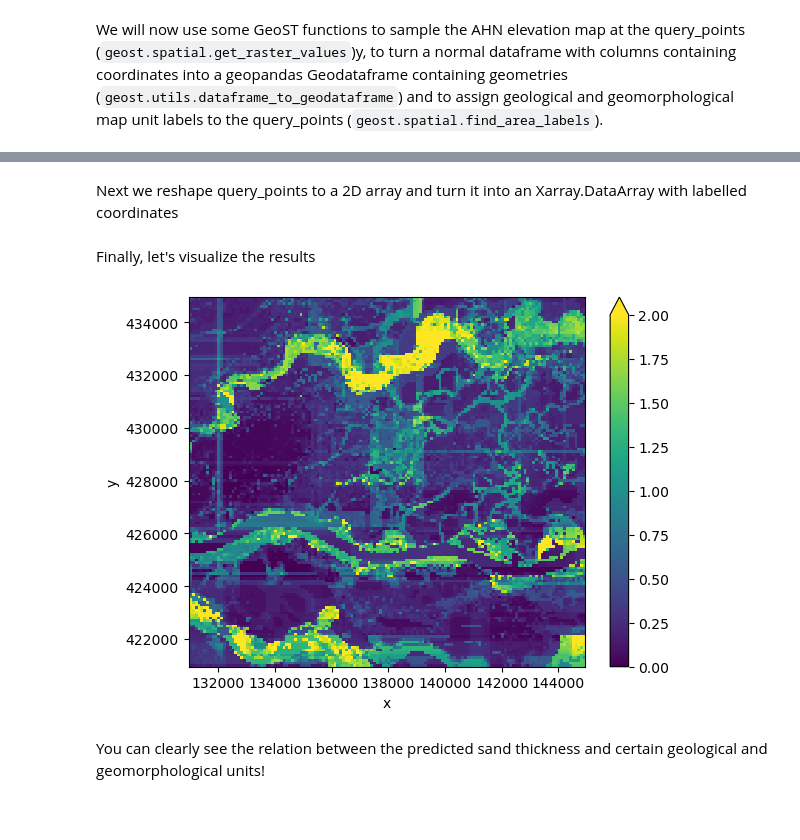
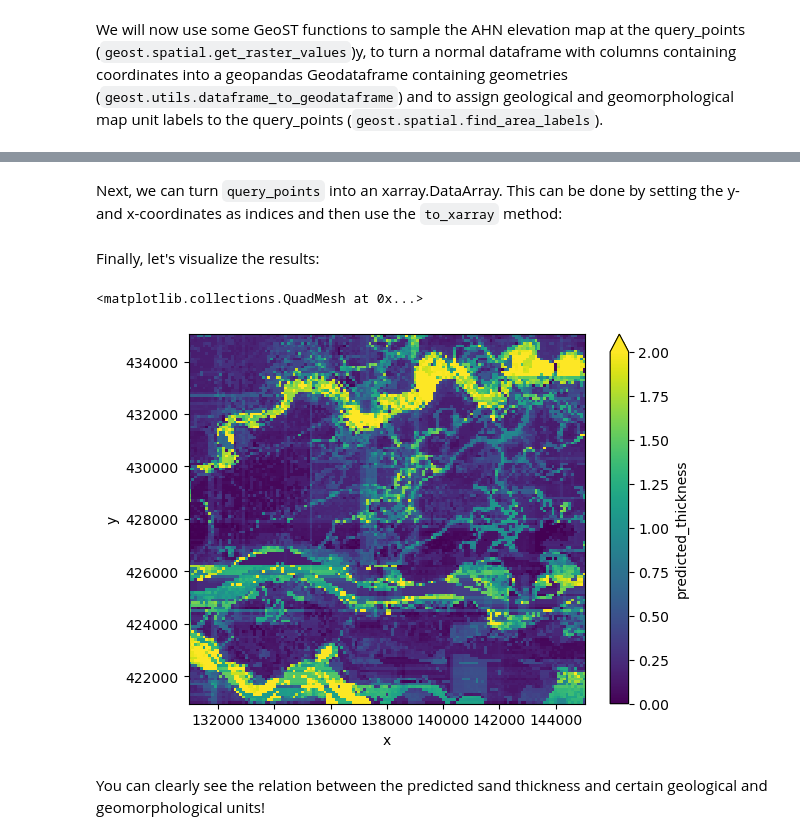
Before and after one commit to Deltares-research/sst-examples, a Jupyter notebook: predict_sand_thickness/predict_sand_thickness_simple.ipynb, the cells around one changed output, grey strips where cells are left out. Saved outputs shown, nothing was run; the diff lists cells and outputs as text; code cells hidden in the pictures; blank space fills up the shorter version.

```diff
--- a/predict_sand_thickness/predict_sand_thickness_simple.ipynb
+++ b/predict_sand_thickness/predict_sand_thickness_simple.ipynb
@@ -276,7 +271,9 @@ coordinates into a geopandas Geodataframe containing geometries (`geost.utils.da
 and to assign geological and geomorphological map unit labels to the query_points (`geost.spatial.find_area_labels`).
 # %%
 # Use the get_raster_values function to sample from the AHN elevation map:
-query_points["mv"] = get_raster_values(query_points["x"], query_points["y"], ahn_file)
+query_points["surface"] = get_raster_values(
+    query_points["x"], query_points["y"], resource_folder/'ahn.tif'
+)
 
 # In order to add geological and geomorphological map units to the query_points
 # dataframe we need to turn it into a geodataframe. Luckily we already have the x- and
@@ -284,7 +281,7 @@ query_points["mv"] = get_raster_values(query_points["x"], query_points["y"], ahn
 # 'dataframe_to_geodataframe' to do so and then use the find_area_labels function to add
 # geological and geomorphological map unit labels.
 query_points = dataframe_to_geodataframe(query_points, crs=28992)
-query_points["CODE"] = find_area_labels(query_points, gpd.read_parquet(geological_map_file), "CODE")
+query_points["CODE"] = find_area_labels(query_points, geological_map, "CODE")
 query_points["landformsubgroup_code"] = find_area_labels(
-    query_points, gpd.read_parquet(geomorphological_map_file), "landformsubgroup_code"
+    query_points, geomorphological_map, "landformsubgroup_code"
 )
@@ -293,0 +291,10 @@ predicted values:
+# %%
+encodings = pd.get_dummies(
+    query_points[["CODE", "landformsubgroup_code"]], prefix='', prefix_sep=''
+)
+
+# Make sure every encoding that was previously used in training the model is present
+missing_encodings = [col for col in data_encoded.columns if col not in encodings.columns]
+encodings[missing_encodings] = False
+
+query_points = query_points.join(encodings)
@@ -362,15 +343,4 @@ of sand using the fitted gradient boosting regressor for all query points.
 # %%
-query_points["predicted_z_thickness"] = model_predictions(
-    gb_model,
-    query_points,
-    numerical_features=["x", "y", "mv"],
-    encoded_features={
-        "CODE": data_encoded_geology,
-        "landformsubgroup_code": data_encoded_morphology,
-    },
-    min_allowed_value=0,
-    max_allowed_value=4,
+query_points["predicted_thickness"] = model_predictions(
+    gb_model, query_points, min_allowed_value=0, max_allowed_value=4
 )
-# %% [markdown]
-Next we reshape query_points to a 2D array and turn it into an Xarray.DataArray with
-labelled coordinates
@@ -382,10 +347,16 @@ predicted_z_thickness_da = xr.DataArray(predicted_z_thickness_array,
+# %% [markdown]
+Next, we can turn `query_points` into an xarray.DataArray. This can be done by setting the
+y- and x-coordinates as indices and then use the `to_xarray` method:
+# %%
+query_points.set_index(['y', 'x'], inplace=True)
+predicted_thickness = query_points["predicted_thickness"].to_xarray()
 # %% [markdown]
-Finally, let's visualize the results
+Finally, let's visualize the results:
 # %%
-predicted_z_thickness_da.plot.imshow(vmin=0, vmax=2)
-plt.show()
+predicted_thickness.plot(vmin=0, vmax=2)
 # %% [output]
+<matplotlib.collections.QuadMesh at 0x...>
-[figure, old version]
+[figure, new version]
 # %% [markdown]
 You can clearly see the relation between the predicted sand thickness and certain
 geological and geomorphological units!
```
Also changed, not shown: parts of 23 cells of this notebook, 1 other file.
